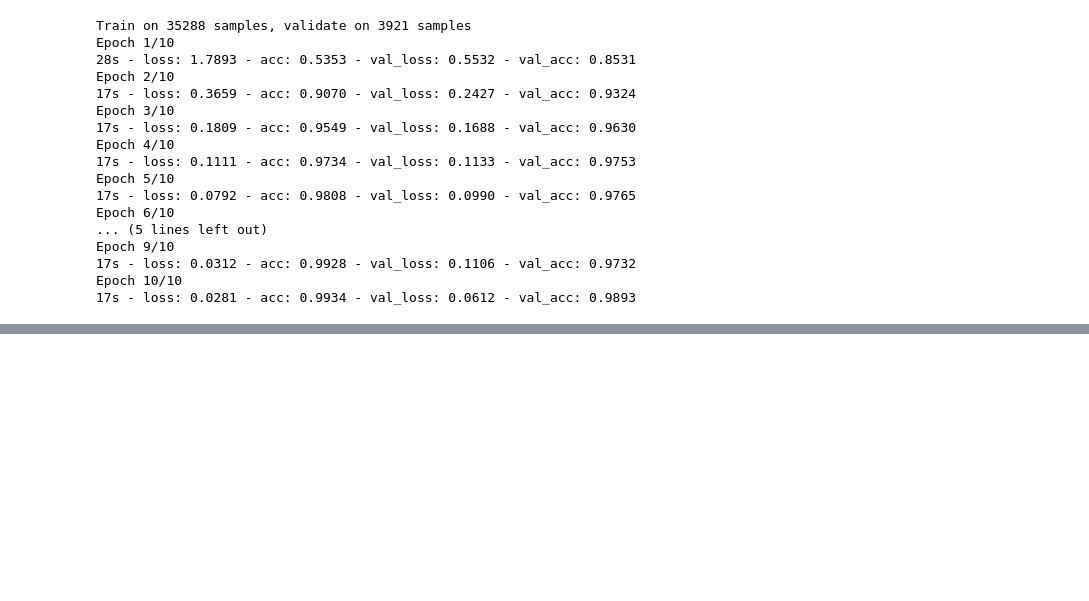
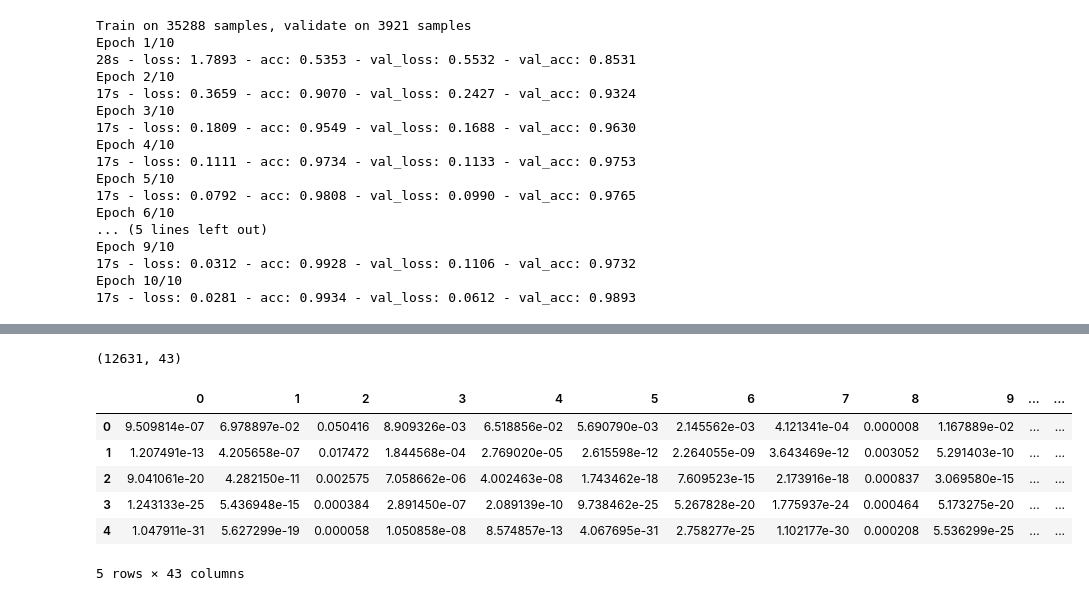
Before and after one commit to KaramMawas/Traffic_Sign_Recognition, a Jupyter notebook: Traffic Sign Recognition.ipynb, the cells around one changed output, grey strips where cells are left out. Drawn from its saved outputs; the diff is of its cells as text; code cells hidden in the pictures; blank space fills up the shorter version.

```diff
--- a/Traffic Sign Recognition.ipynb
+++ b/Traffic Sign Recognition.ipynb
@@ -223,0 +245,2 @@ model.save('10epoch_10val_NoMean_2conv') # model_1 = tf.keras.models.load_model(
+# %%
+x_test = np.expand_dims(x_test, axis = 3)
@@ -223,0 +260,2 @@ model.save('10epoch_10val_NoMean_2conv') # model_1 = tf.keras.models.load_model(
+# %%
+model = tf.keras.models.load_model('10epoch_10val_NoMean_2conv')
@@ -223,0 +269,19 @@ model.save('10epoch_10val_NoMean_2conv') # model_1 = tf.keras.models.load_model(
+# %%
+predictions = model.predict([x_test])
+# %%
+predictions.shape
+# %% [output]
+(12631, 43)
+# %%
+import pandas as pd
+df =  pd.DataFrame(predictions)
+# %%
+df.head()
+# %% [output]
+|  | 0 | 1 | 2 | 3 | 4 | 5 | 6 | 7 | 8 | 9 | ... | ... |
+| 0 | 9.509814e-07 | 6.978897e-02 | 0.050416 | 8.909326e-03 | 6.518856e-02 | 5.690790e-03 | 2.145562e-03 | 4.121341e-04 | 0.000008 | 1.167889e-02 | ... | ... |
+| 1 | 1.207491e-13 | 4.205658e-07 | 0.017472 | 1.844568e-04 | 2.769020e-05 | 2.615598e-12 | 2.264055e-09 | 3.643469e-12 | 0.003052 | 5.291403e-10 | ... | ... |
+| 2 | 9.041061e-20 | 4.282150e-11 | 0.002575 | 7.058662e-06 | 4.002463e-08 | 1.743462e-18 | 7.609523e-15 | 2.173916e-18 | 0.000837 | 3.069580e-15 | ... | ... |
+| 3 | 1.243133e-25 | 5.436948e-15 | 0.000384 | 2.891450e-07 | 2.089139e-10 | 9.738462e-25 | 5.267828e-20 | 1.775937e-24 | 0.000464 | 5.173275e-20 | ... | ... |
+| 4 | 1.047911e-31 | 5.627299e-19 | 0.000058 | 1.050858e-08 | 8.574857e-13 | 4.067695e-31 | 2.758277e-25 | 1.102177e-30 | 0.000208 | 5.536299e-25 | ... | ... |
+5 rows × 43 columns
```
Also changed, not shown: parts of 9 cells of this notebook.
